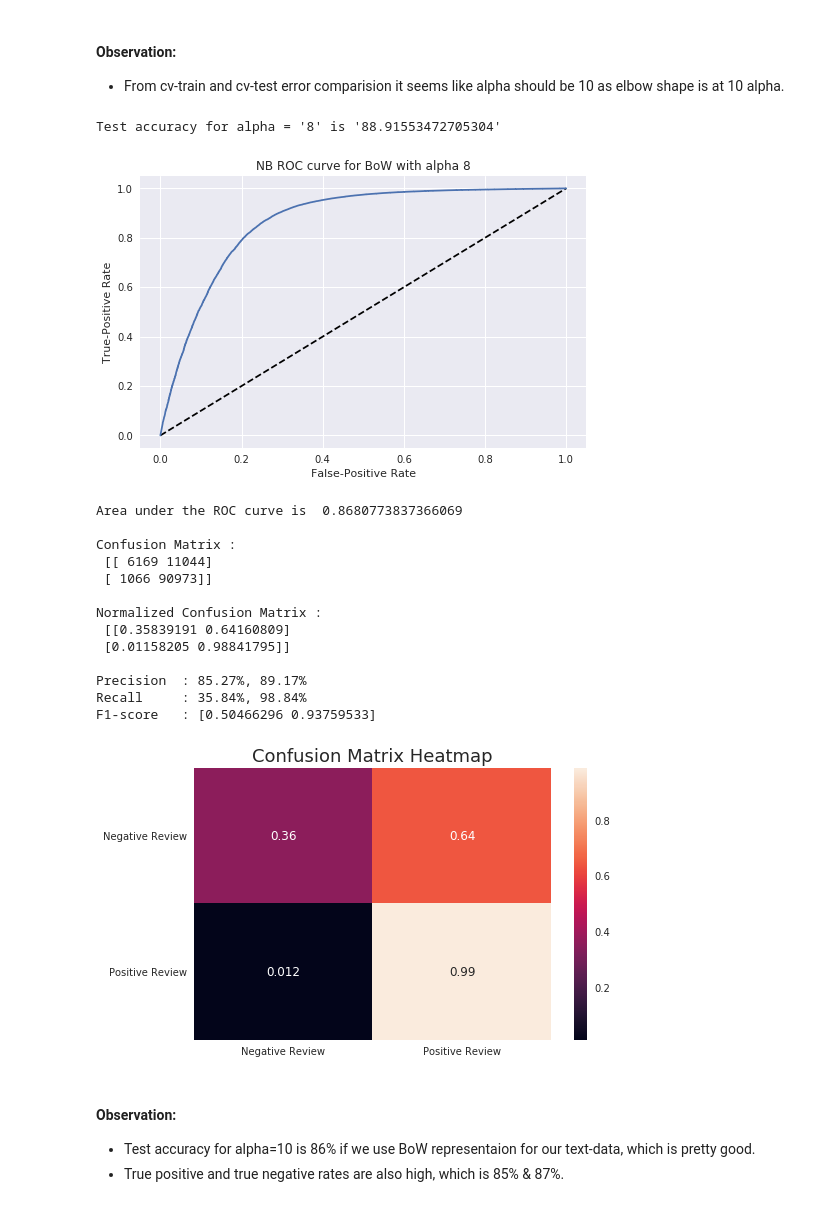
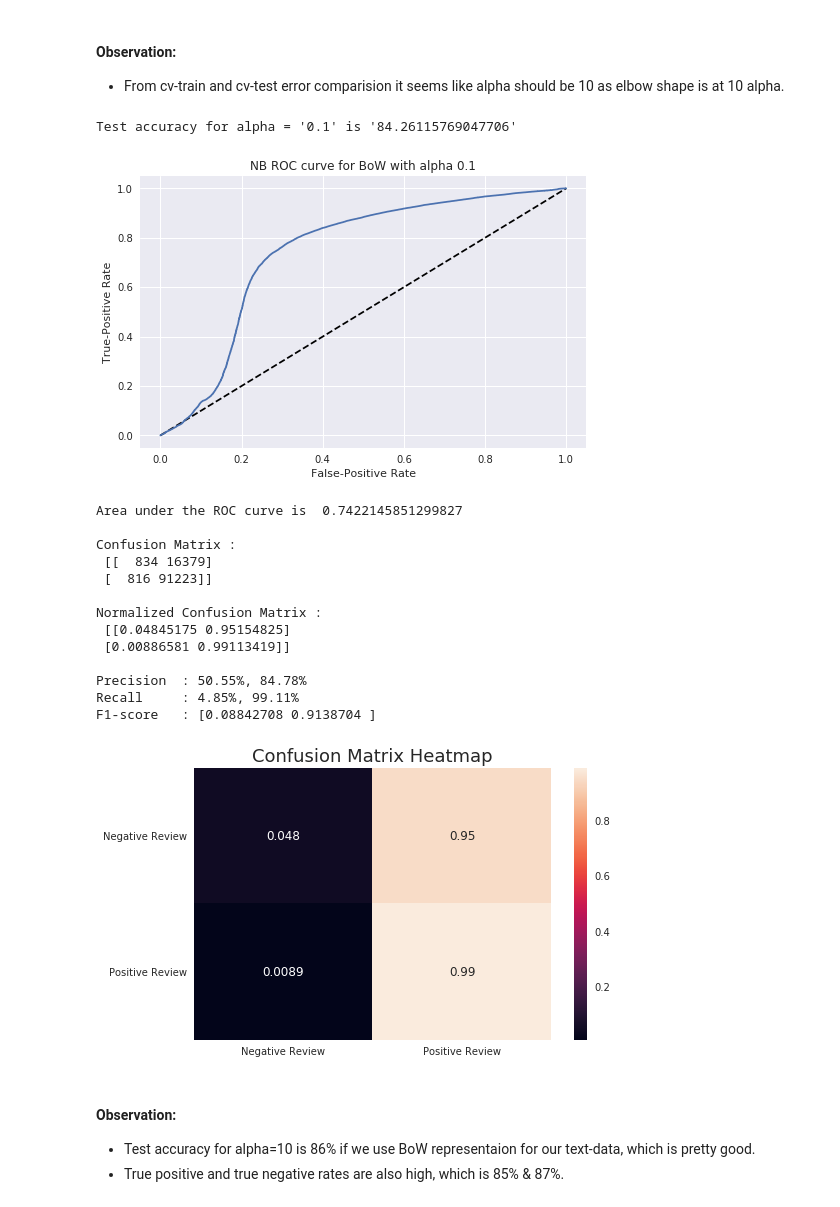
Before and after one commit to sradheya99/ML-Algorithms, a Jupyter notebook: 3.NaiveBayes/NaiveBayes_AZ.ipynb, the cells around one changed output. Cells and saved outputs as stored; diff of their text form; code cells hidden in the pictures.

```diff
--- a/3.NaiveBayes/NaiveBayes_AZ.ipynb
+++ b/3.NaiveBayes/NaiveBayes_AZ.ipynb
@@ -135,6 +135,15 @@ score.shape
 def data_split(data, score):
     train_x, test_x, train_y, test_y = train_test_split(data, score, test_size = 0.3, random_state = 0)
     return train_x, test_x, train_y, test_y
+# %%
+def class_normalize(data, score):
+    class1 = data[(score == 1).ravel()]
+    class0 = data[(score == 0).ravel()]
+
+    class1_n = normalize(class1, axis = 0, copy = True)
+    class0_n = normalize(class0, axis = 0, copy = True)
+
+    return vstack([class0_n, class1_n])
 # %%
 # applying Multinomial Naive Bayes and cross-validating
 def cross_val(X, Y, vectorizer):
@@ -238,5 +247,5 @@ train_x, test_x, train_y, test_y = data_split(sorted_data, score)
 #In sklearn BoW is known as CountVectorizer
 count_vect = CountVectorizer()
 bow_model = count_vect.fit(train_x['CleanedText'].values)
-final_counts_train = bow_model.transform(train_x['CleanedText'].values)
-final_counts_test = bow_model.transform(test_x['CleanedText'].values)
+final_counts_train = class_normalize(bow_model.transform(train_x['CleanedText'].values), train_y)
+final_counts_test = class_normalize(bow_model.transform(test_x['CleanedText'].values), test_y)
@@ -345,24 +284,24 @@ error_comparision(cv_err_bow, train_err_bow)
 * From cv-train and cv-test error comparision it seems like alpha should be 10 as elbow shape is at 10 alpha.
 # %%
 # model performance on test data
-final_test_acc(final_counts_train, train_y, final_counts_test, test_y, 8, 'BoW')
+final_test_acc(final_counts_train, np.sort(train_y, axis = 0), final_counts_test, np.sort(test_y, axis = 0), 0.1, 'BoW')
 # %% [output]
-Test accuracy for alpha = '8' is '88.91553472705304'
+Test accuracy for alpha = '0.1' is '84.26115769047706'
-[figure, old version]
+[figure, new version]
-Area under the ROC curve is  0.8680773837366069
+Area under the ROC curve is  0.7422145851299827
 
 Confusion Matrix :
- [[ 6169 11044]
- [ 1066 90973]]
+ [[  834 16379]
+ [  816 91223]]
 
 Normalized Confusion Matrix :
- [[0.35839191 0.64160809]
- [0.01158205 0.98841795]]
+ [[0.04845175 0.95154825]
+ [0.00886581 0.99113419]]
 
-Precision  : 85.27%, 89.17%
-Recall     : 35.84%, 98.84%
-F1-score   : [0.50466296 0.93759533]
+Precision  : 50.55%, 84.78%
+Recall     : 4.85%, 99.11%
+F1-score   : [0.08842708 0.9138704 ]
-[figure, old version]
+[figure, new version]
 # %% [markdown]
 #### Observation:
 * Test accuracy for alpha=10 is 86% if we use BoW representaion for our text-data, which is pretty good.
```
Also changed, not shown: parts of 33 cells of this notebook.
